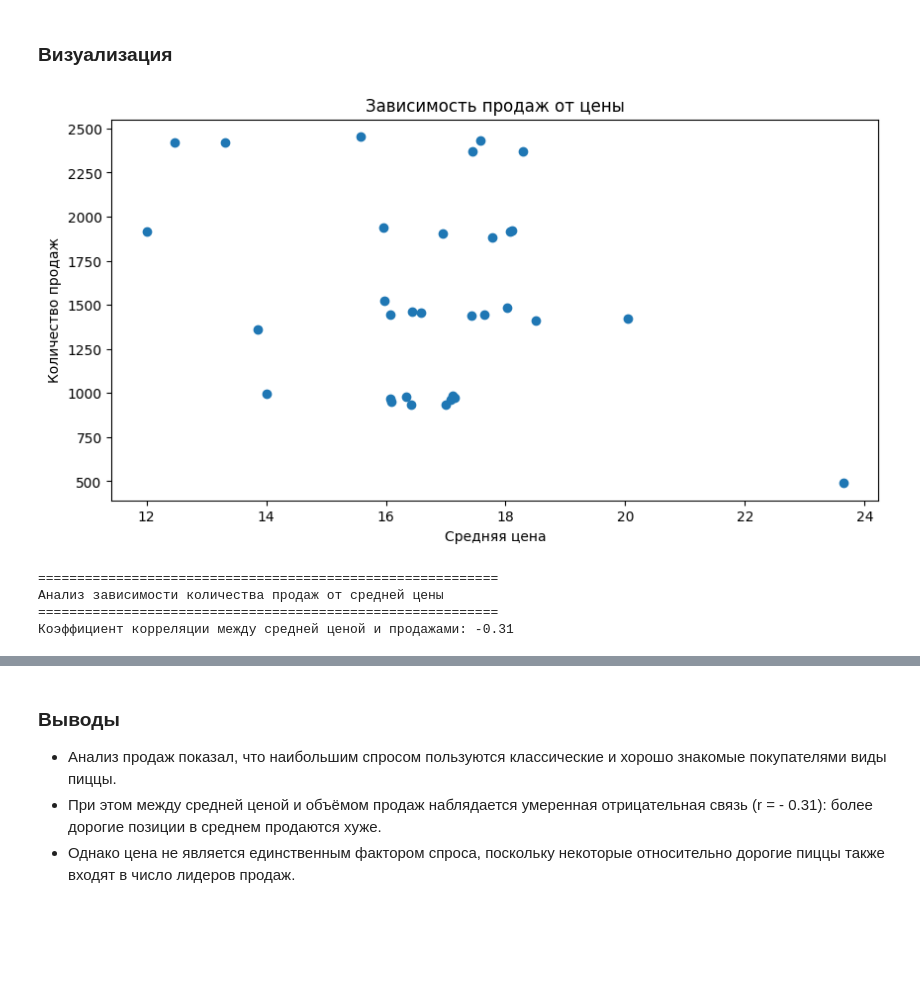
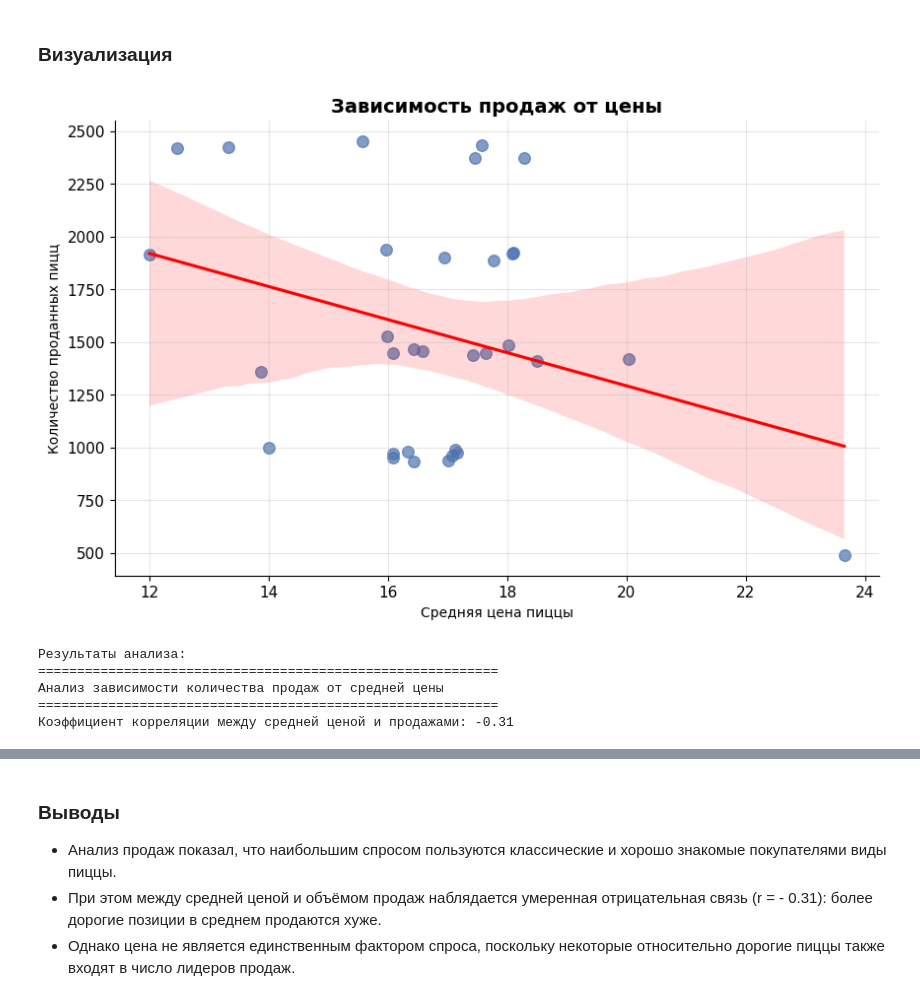
Before and after one commit to WhosArt/pizza_hut_da, a Jupyter notebook: pizzahut_analysis.ipynb, the cells around one changed output, grey strips where cells are left out. Drawn from its saved outputs; the diff is of its cells as text; code cells hidden in the pictures; blank space fills up the shorter version.

```diff
--- a/pizzahut_analysis.ipynb
+++ b/pizzahut_analysis.ipynb
@@ -681,30 +694,57 @@ pizza_stats.corr(numeric_only=True)
 ### **Визуализация**
 # %%
 # Создание scatter
-fig, ax = plt.subplots(figsize=(10, 5))
+fig, ax = plt.subplots(figsize=(10, 6))
 
 # Диаграмма для оценки связи между средней ценой и продажами
 ax.scatter(
     pizza_stats['avg_price'],
-    pizza_stats['sales']
+    pizza_stats['sales'],
+    s=70,
+    alpha=0.7,
+    color="#4C72B0"
+)
+
+# Добавляем линия тренда
+sns.regplot(
+    data=pizza_stats,
+    x='avg_price',
+    y='sales',
+    scatter=False,
+    ax=ax,
+    color='red'
 )
 
 # Настройка осей и названия
-plt.xlabel('Средняя цена')
-plt.ylabel('Количество продаж')
-plt.title('Зависимость продаж от цены')
+ax.set_xlabel('Средняя цена пиццы')
+ax.set_ylabel('Количество проданных пицц')
+ax.set_title(
+    'Зависимость продаж от цены',
+    fontsize=14,
+    weight="bold")
+
+# Отображаем сетку по Y
+ax.grid(alpha=0.3)
+
+# Убираем верхнюю и правую рамку
+sns.despine()
+
+# Настраиваем шрифт подписей
+ax.tick_params(labelsize=11)
 
 # Отображение графика
 plt.show()
 
 #Выводим результаты
+print("Результаты анализа:")
 print("===========================================================")
 print("Анализ зависимости количества продаж от средней цены")
 print("===========================================================")
 corr = pizza_stats['sales'].corr(pizza_stats['avg_price'])
 print(f"Коэффициент корреляции между средней ценой и продажами: {corr:.2f}")
 # %% [output]
-[figure, old version]
+[figure, new version]
+Результаты анализа:
 ===========================================================
 Анализ зависимости количества продаж от средней цены
 ===========================================================
```
Also changed, not shown: parts of 10 cells of this notebook.
